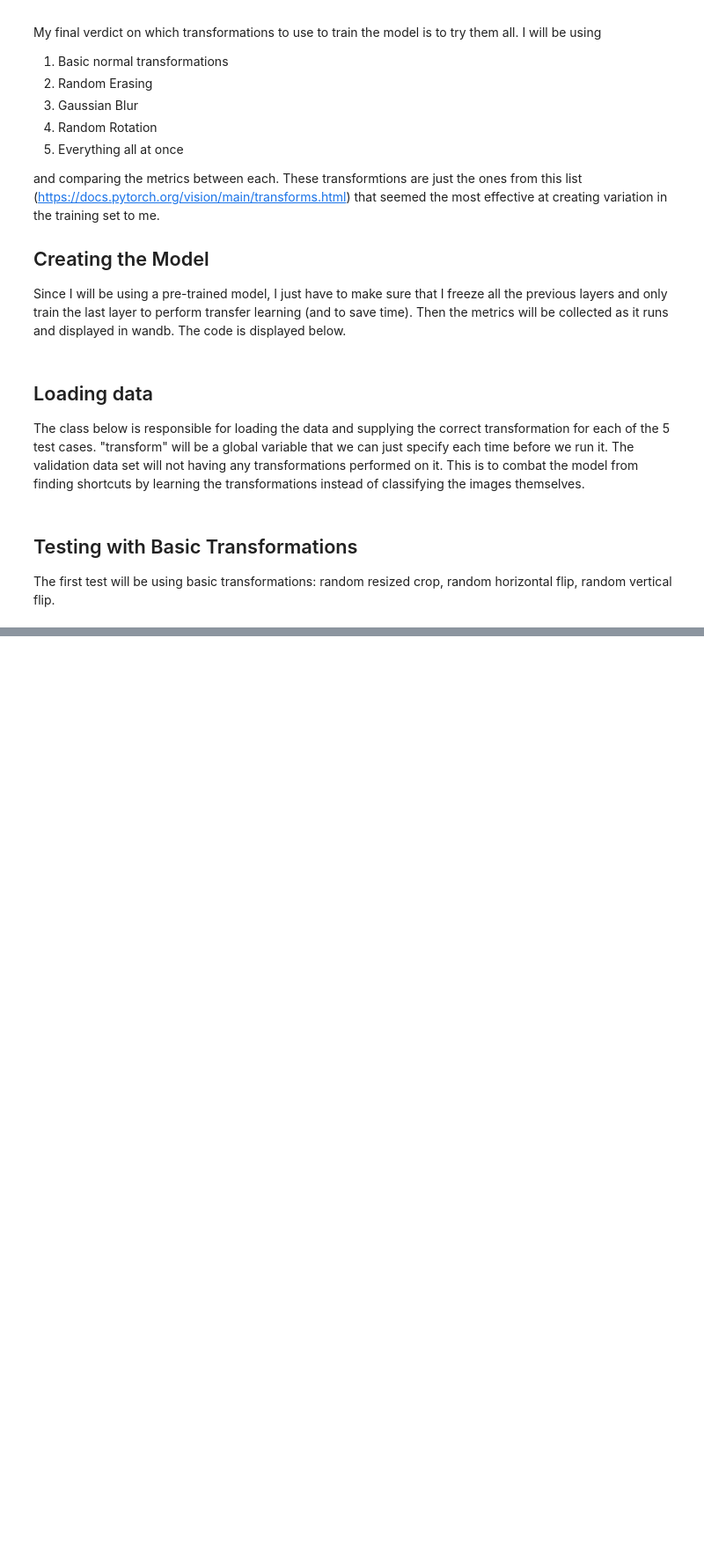
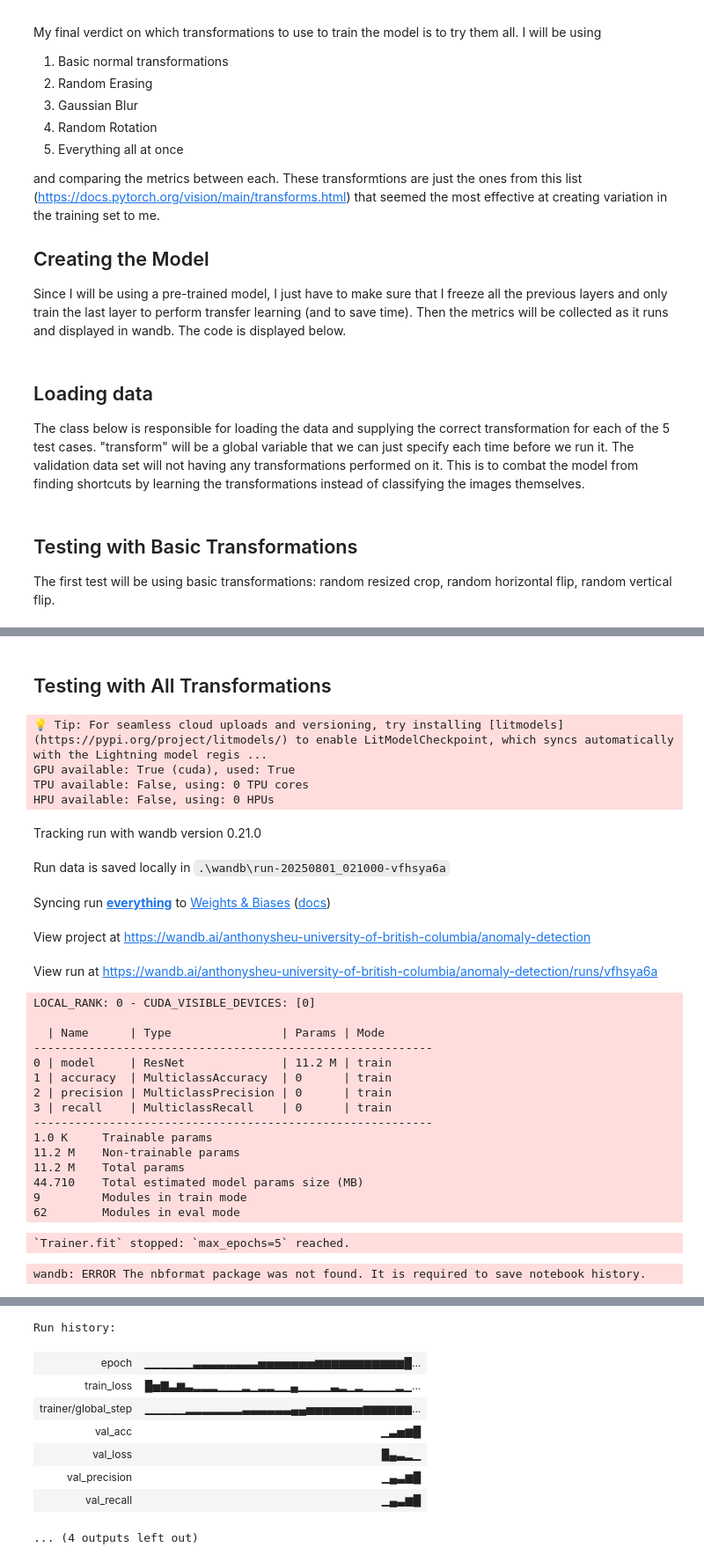
Before and after one commit to Anthony-Sheu/Concrete-Image-Classification, a Jupyter notebook: main.ipynb, the cells around one changed output, grey strips where cells are left out. Shown at 88% size. Drawn from its saved outputs; the diff is of its cells as text; code cells hidden in the pictures; blank space fills up the shorter version.

```diff
--- a/main.ipynb
+++ b/main.ipynb
@@ -470,4 +477,6 @@ Run history:
 ... (4 outputs left out)
+# %% [markdown]
+## Testing with All Transformations
 # %%
 transform = tf.Compose([
     tf.RandomRotation(degrees = (-89, 89), expand = False, fill = (128, 128, 128)),
@@ -476,6 +485,7 @@ transform = tf.Compose([
     tf.RandomVerticalFlip(),
     tf.ToTensor(),
     tf.Normalize(mean=[0.485, 0.456, 0.406], std=[0.229, 0.224, 0.225]),
+    tf.RandomErasing(p = 0.5, scale = (0.02, 0.25)),
 ])
 
 model = NeuralNet()
@@ -484,3 +494,30 @@ wandb_logger = WandbLogger(project = "anomaly-detection", name = "everything")
 trainer = pl.Trainer(max_epochs = 5, logger = wandb_logger, devices = 1, accelerator = "gpu")
 trainer.fit(model, data_module)
 wandb.finish()
+# %% [output]
+💡 Tip: For seamless cloud uploads and versioning, try installing [litmodels](https://pypi.org/project/litmodels/) to enable LitModelCheckpoint, which syncs automatically with the Lightning model regis ...
+GPU available: True (cuda), used: True
+TPU available: False, using: 0 TPU cores
+HPU available: False, using: 0 HPUs
+Tracking run with wandb version 0.21.0
+Run data is saved locally in .\wandb\run-20250801_021000-vfhsya6a
+Syncing run everything to Weights & Biases (docs)
+View project at https://wandb.ai/anthonysheu-university-of-british-columbia/anomaly-detection
+View run at https://wandb.ai/anthonysheu-university-of-british-columbia/anomaly-detection/runs/vfhsya6a
+LOCAL_RANK: 0 - CUDA_VISIBLE_DEVICES: [0]
+
+  | Name      | Type                | Params | Mode
+----------------------------------------------------------
+0 | model     | ResNet              | 11.2 M | train
+1 | accuracy  | MulticlassAccuracy  | 0      | train
+2 | precision | MulticlassPrecision | 0      | train
+3 | recall    | MulticlassRecall    | 0      | train
+----------------------------------------------------------
+1.0 K     Trainable params
+11.2 M    Non-trainable params
+11.2 M    Total params
+44.710    Total estimated model params size (MB)
+9         Modules in train mode
+62        Modules in eval mode
+`Trainer.fit` stopped: `max_epochs=5` reached.
+wandb: ERROR The nbformat package was not found. It is required to save notebook history.
@@ -487,3 +525,12 @@ wandb.finish()
+Run history:
+| epoch | ▁▁▁▁▁▁▃▃▃▃▃▃▃▃▅▅▅▅▅▅▅▆▆▆▆▆▆▆▆▆▆▆█... |
+| train_loss | █▅▇▃▆▃▂▂▂▁▁▁▂▁▂▂▁▁▄▁▁▁▁▃▂▁▂▁▁▁▁▂▁... |
+| trainer/global_step | ▁▁▁▁▁▂▂▂▂▂▂▂▃▃▃▃▃▃▄▄▅▅▅▅▅▅▅▆▆▆▆▆▆... |
+| val_acc | ▁▃▅▆█ |
+| val_loss | █▄▃▂▁ |
+| val_precision | ▁▄▃▆█ |
+| val_recall | ▁▄▃▆█ |
+... (4 outputs left out)
 # %% [markdown]
 ## Results
 The metrics tracked were
```
Also changed, not shown: parts of 12 cells of this notebook.
